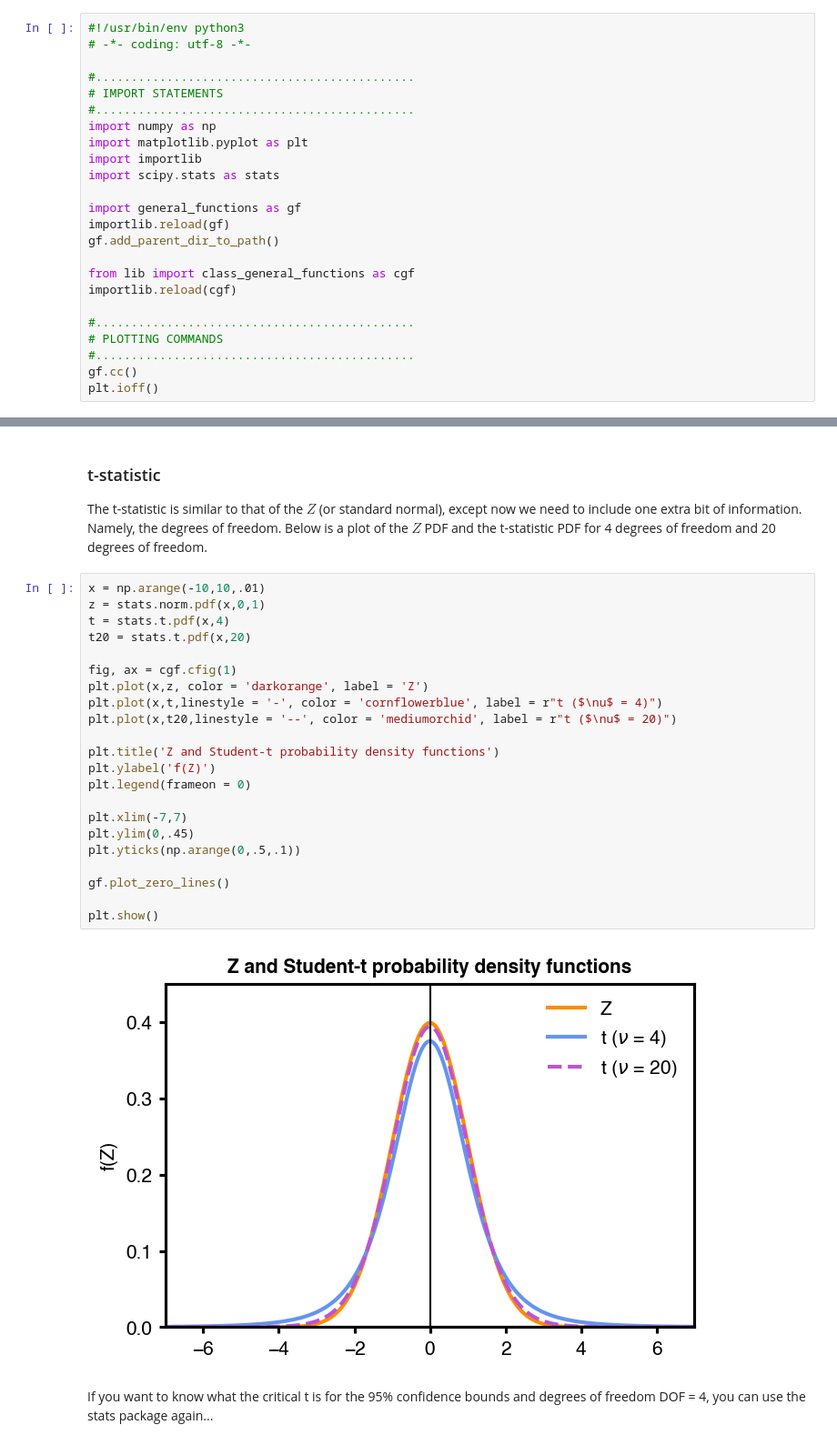
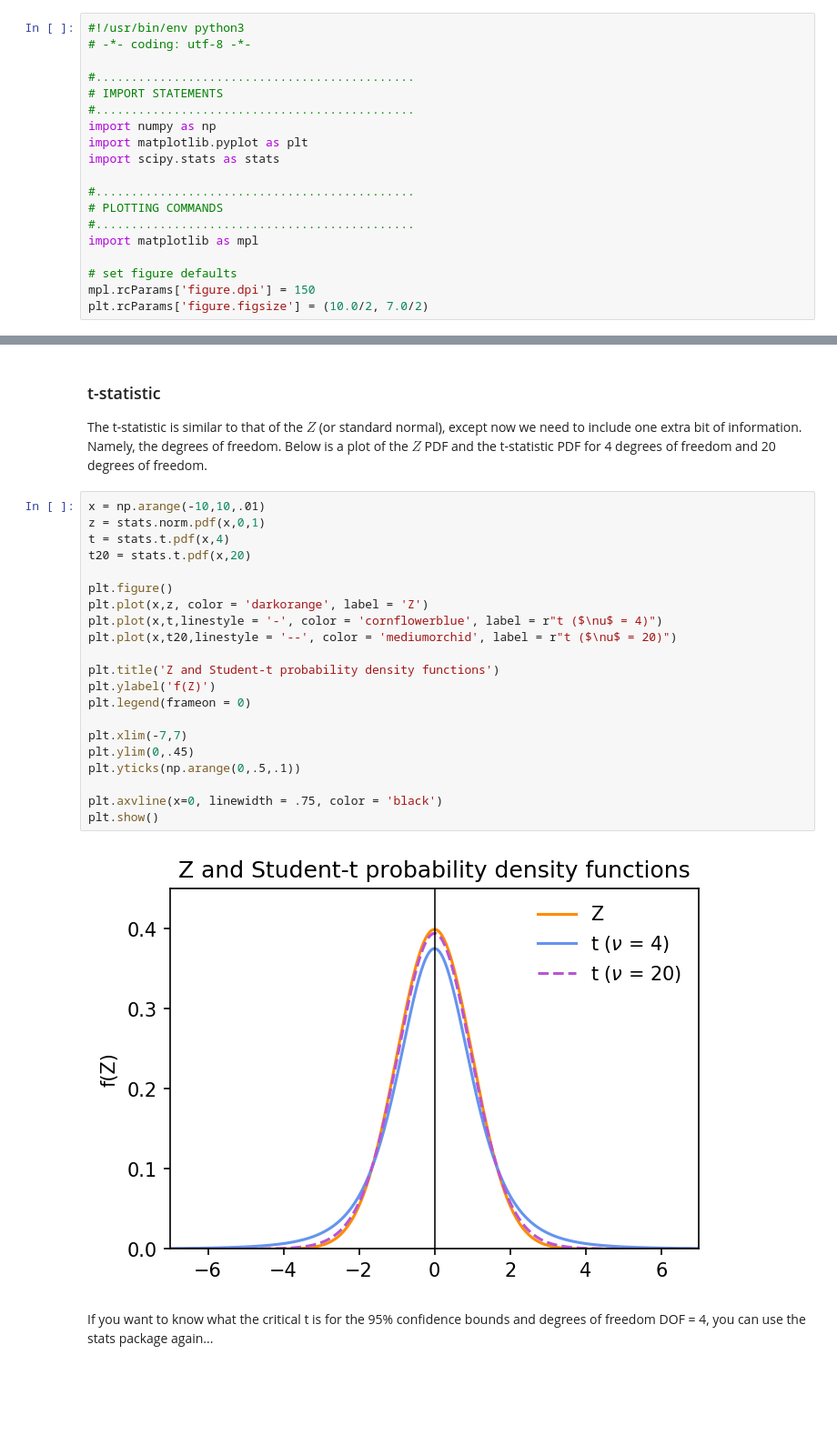
Before and after one commit to kjmayer/ats655-coursematerial, a Jupyter notebook: jupyter_notebooks/z-t-coding.ipynb, the cells around one changed output, grey strips where cells are left out. Shown at 91% size. Saved outputs shown, nothing was run; the diff lists cells and outputs as text; blank space fills up the shorter version.

```diff
--- a/jupyter_notebooks/z-t-coding.ipynb
+++ b/jupyter_notebooks/z-t-coding.ipynb
@@ -12,21 +12,16 @@ This example gives a brief introduction to the z-statistic and t-statistic and h
 #.............................................
 import numpy as np
 import matplotlib.pyplot as plt
-import importlib
 import scipy.stats as stats
-
-import general_functions as gf
-importlib.reload(gf)
-gf.add_parent_dir_to_path()
-
-from lib import class_general_functions as cgf
-importlib.reload(cgf)
 
 #.............................................
 # PLOTTING COMMANDS
 #.............................................
-gf.cc()
-plt.ioff()
+import matplotlib as mpl
+
+# set figure defaults
+mpl.rcParams['figure.dpi'] = 150
+plt.rcParams['figure.figsize'] = (10.0/2, 7.0/2)
 # %% [markdown]
 Okay, so step 1 is to plot the PDF of a Guassian. How do we do that? Well, in python, we can use the stats package, making sure to denote the mean and standard deviation we want (in this case, I went with a standard normal).
 # %%
@@ -134,27 +127,26 @@ The t-statistic is similar to that of the $Z$ (or standard normal), except now w
 # %%
 x = np.arange(-10,10,.01)
 z = stats.norm.pdf(x,0,1)
 t = stats.t.pdf(x,4)
 t20 = stats.t.pdf(x,20)
 
-fig, ax = cgf.cfig(1)
+plt.figure()
 plt.plot(x,z, color = 'darkorange', label = 'Z')
 plt.plot(x,t,linestyle = '-', color = 'cornflowerblue', label = r"t ($\nu$ = 4)")
 plt.plot(x,t20,linestyle = '--', color = 'mediumorchid', label = r"t ($\nu$ = 20)")
 
 plt.title('Z and Student-t probability density functions')
 plt.ylabel('f(Z)')
 plt.legend(frameon = 0)
 
 plt.xlim(-7,7)
 plt.ylim(0,.45)
 plt.yticks(np.arange(0,.5,.1))
 
-gf.plot_zero_lines()
-
+plt.axvline(x=0, linewidth = .75, color = 'black')
 plt.show()
 # %% [output]
-[figure, old version]
+[figure, new version]
 # %% [markdown]
 If you want to know what the critical t is for the 95% confidence bounds and degrees of freedom DOF = 4, you can use the stats package again...
 # %%
```
Also changed, not shown: parts of 4 cells of this notebook, 3 other files.
